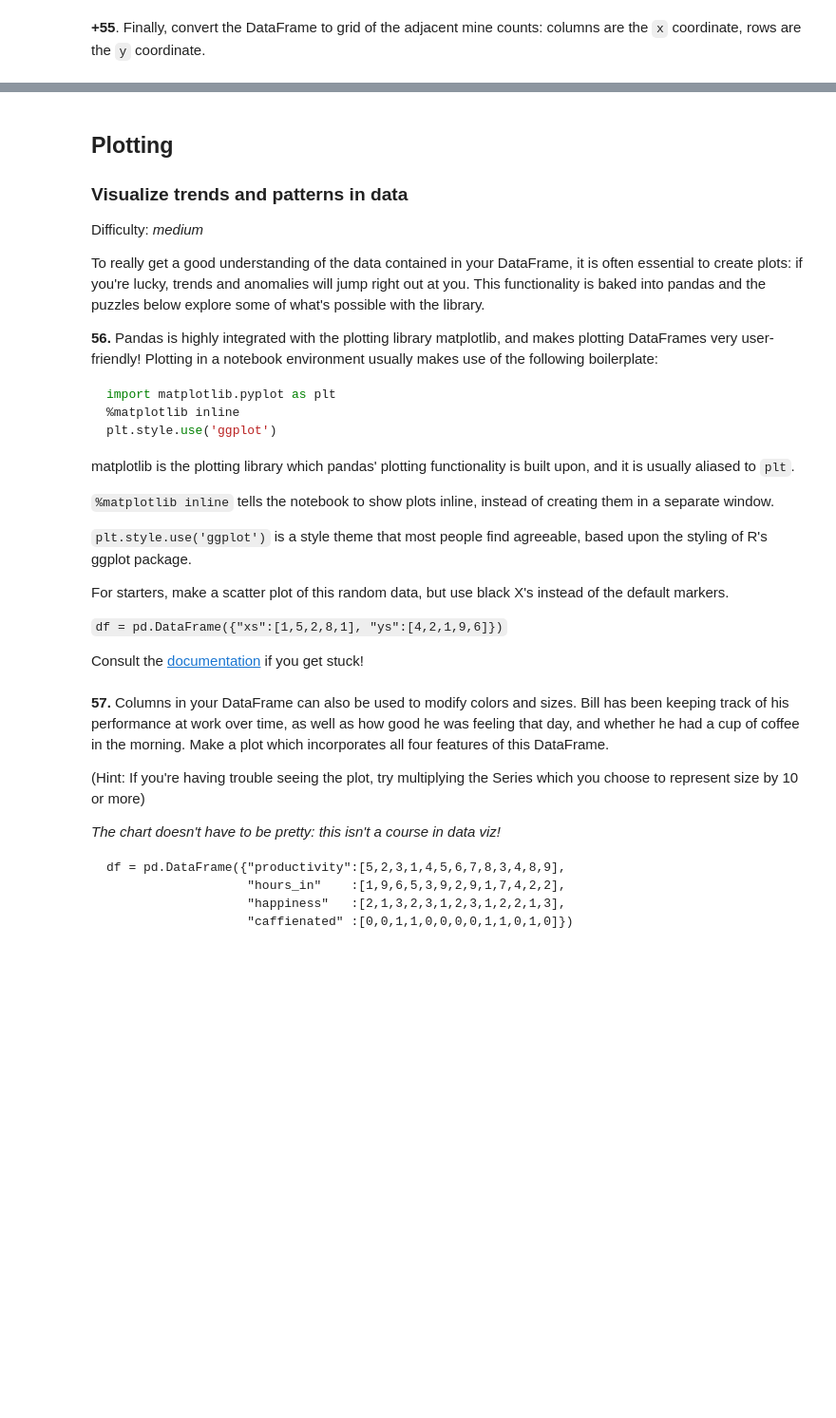
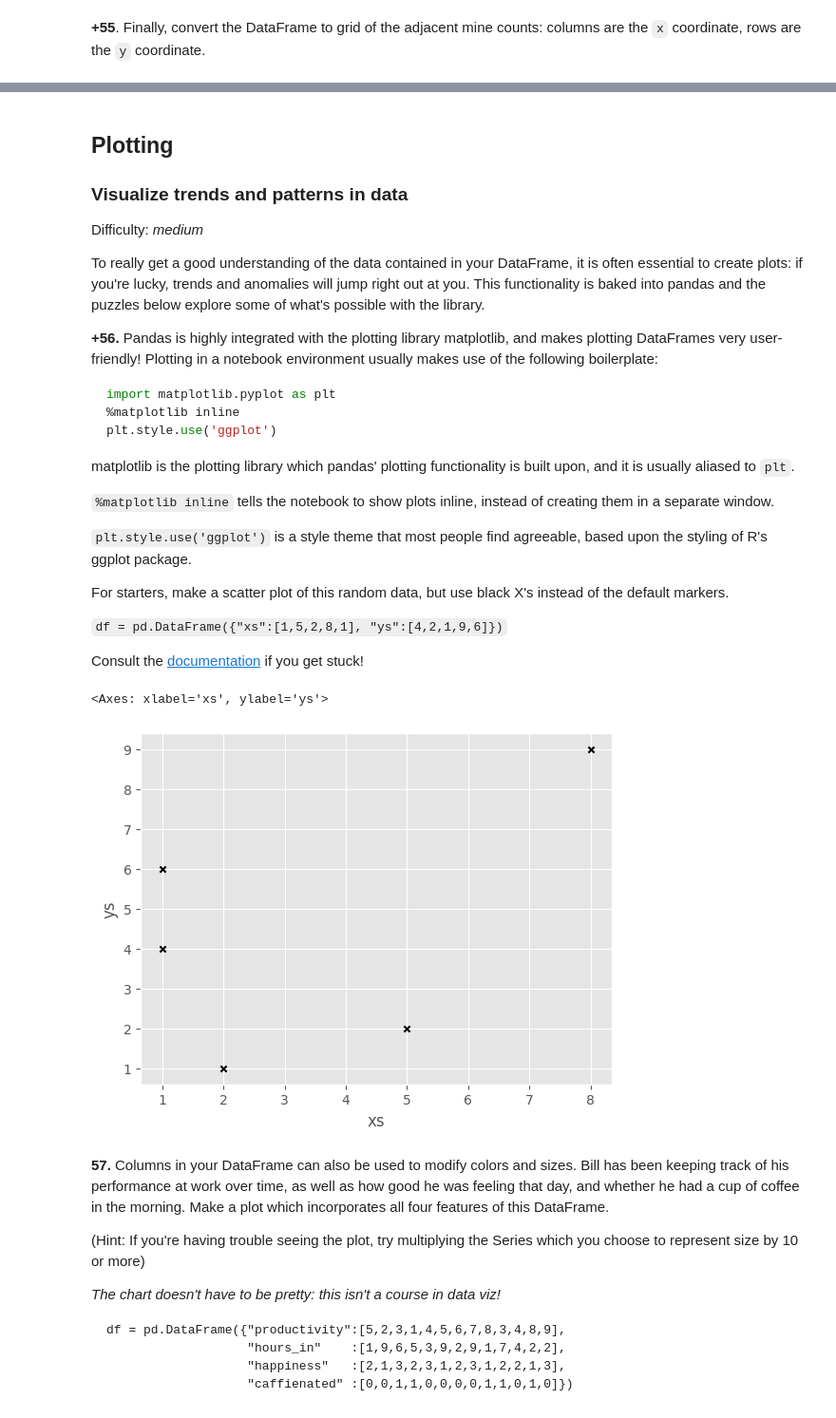
Before and after one commit to bogdan-kovalchuk/100-pandas-puzzles, a Jupyter notebook: 100-pandas-puzzles.ipynb, the cells around one changed output, grey strips where cells are left out. Shown at 95% size. Cells and saved outputs as stored; diff of their text form; code cells hidden in the pictures; blank space fills up the shorter version.

````diff
--- a/100-pandas-puzzles.ipynb
+++ b/100-pandas-puzzles.ipynb
@@ -1048,7 +1048,7 @@ Difficulty: *medium*
 
 To really get a good understanding of the data contained in your DataFrame, it is often essential to create plots: if you're lucky, trends and anomalies will jump right out at you. This functionality is baked into pandas and the puzzles below explore some of what's possible with the library.
 
-**56.** Pandas is highly integrated with the plotting library matplotlib, and makes plotting DataFrames very user-friendly! Plotting in a notebook environment usually makes use of the following boilerplate:
+**+56.** Pandas is highly integrated with the plotting library matplotlib, and makes plotting DataFrames very user-friendly! Plotting in a notebook environment usually makes use of the following boilerplate:
 
 ```python
 import matplotlib.pyplot as plt
@@ -1070,3 +1073,12 @@ Consult the [documentation](https://pandas.pydata.org/pandas-docs/stable/generat
+# %%
+plt.style.use('ggplot')
+
+df = pd.DataFrame({"xs":[1,5,2,8,1], "ys":[4,2,1,9,6]})
+
+df.plot.scatter("xs", "ys", color = "black", marker = "x")
+# %% [output]
+<Axes: xlabel='xs', ylabel='ys'>
+[figure, added]
 # %% [markdown]
 **57.** Columns in your DataFrame can also be used to modify colors and sizes.  Bill has been keeping track of his performance at work over time, as well as how good he was feeling that day, and whether he had a cup of coffee in the morning.  Make a plot which incorporates all four features of this DataFrame.
 
````
Also changed, not shown: parts of 16 cells of this notebook.
